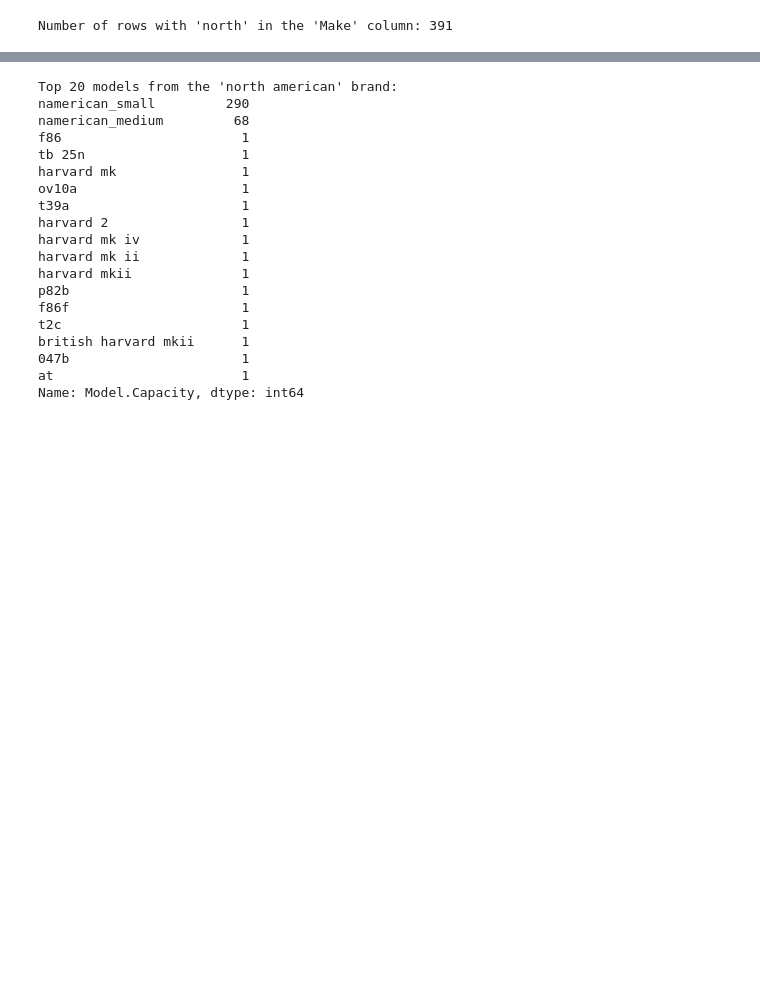
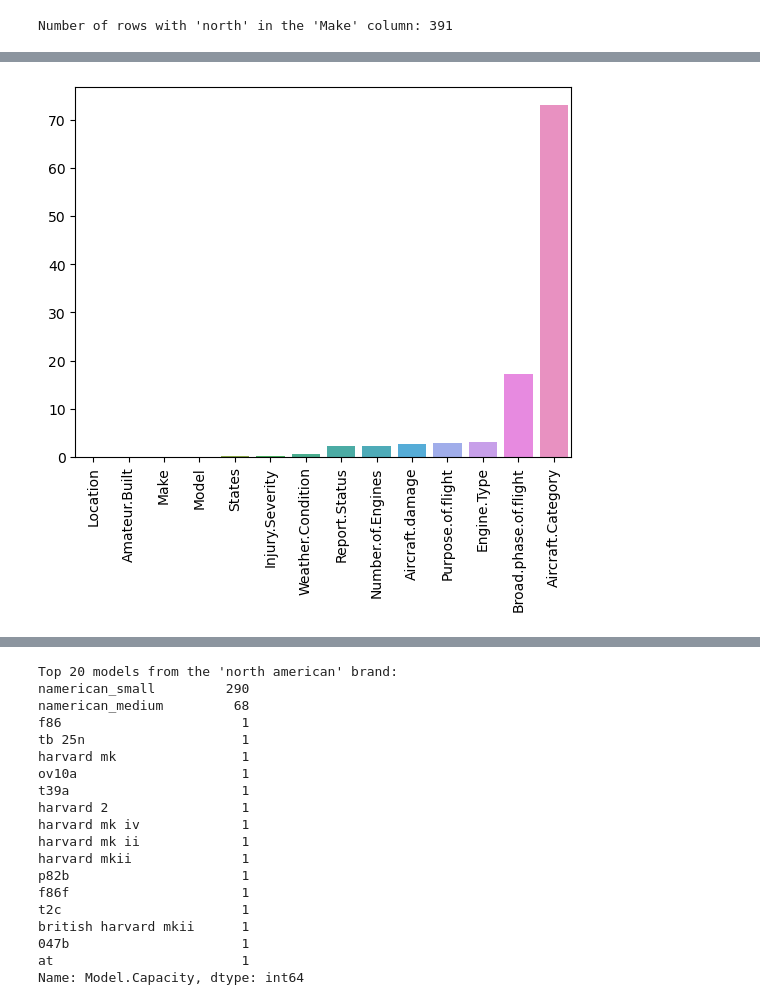
Before and after one commit to infoshareacademy/jdszr12-databenders, a Jupyter notebook: ML_PROJECT_AVIATION/Model.Capacity.ipynb, the cells around one changed output, grey strips where cells are left out. Drawn from its saved outputs; the diff is of its cells as text; code cells hidden in the pictures; blank space fills up the shorter version.

```diff
--- a/ML_PROJECT_AVIATION/Model.Capacity.ipynb
+++ b/ML_PROJECT_AVIATION/Model.Capacity.ipynb
@@ -24,6 +24,19 @@ df['Make'] = df['Make'].replace(r'^robinson.*', 'robinson', regex=True)
 df['Make'] = df['Make'].replace(r'^air tractor.*', 'air tractor', regex=True)
 df['Make'] = df['Make'].replace(r'^douglas.*', 'mcdonnell douglas', regex=True)
 df['Make'] = df['Make'].replace(r'^grumman.*', 'grumman', regex=True)
+df['Make'] = df['Make'].replace(r'^champion.*', 'champion', regex=True)
+df['Make'] = df['Make'].replace(r'^schweizer.*', 'schweizer', regex=True)
+df['Make'] = df['Make'].replace(r'^boeing.*', 'boeing', regex=True)
+df['Make'] = df['Make'].replace(r'^ ayres.*', ' ayres', regex=True)
+df['Make'] = df['Make'].replace(r'^eurocopter.*', 'eurocopter', regex=True)
+df['Make'] = df['Make'].replace(r'^bombardier.*', 'bombardier', regex=True)
+df['Make'] = df['Make'].replace(r'^cirrus.*', 'cirrus', regex=True)
+df['Make'] = df['Make'].replace(r'^ben.*', 'bensen', regex=True)
+df['Make'] = df['Make'].replace(r'^legend.*', 'american legend ', regex=True)
+df['Make'] = df['Make'].replace(r'^piper.*', 'piper', regex=True)
+df['Make'] = df['Make'].replace(r'^bell.*', 'bell', regex=True)
+df['Make'] = df['Make'].replace(r'^raytheon.*', 'raytheon', regex=True)
+df['Make'] = df['Make'].replace(r'^rockwell.*', 'rockwell', regex=True)
 # %%
 count = df[df['Make'].str.contains('cessna', case=False, na=False)].shape[0]
 print("Number of rows with 'cessna' in the 'Make' column:", count)
@@ -46,0 +117,15 @@ df.head()
+# %%
+df = df[~((df['Make'] == 'piper') & df['Broad.phase.of.flight'].isna())]
+# %%
+df = df[~((df['Make'] == 'cessna') & df['Broad.phase.of.flight'].isna())]
+# %%
+def percent_missing(df):
+    percent_nan = 100* df.isnull().sum() / len(df)
+    percent_nan = percent_nan[percent_nan>0].sort_values()
+    return percent_nan
+percent_nan = percent_missing(df)
+
+sns.barplot(x=percent_nan.index,y=percent_nan)
+plt.xticks(rotation=90);
+# %% [output]
+[figure, added]
```
Also changed, not shown: parts of 20 cells of this notebook, 1 other file.
